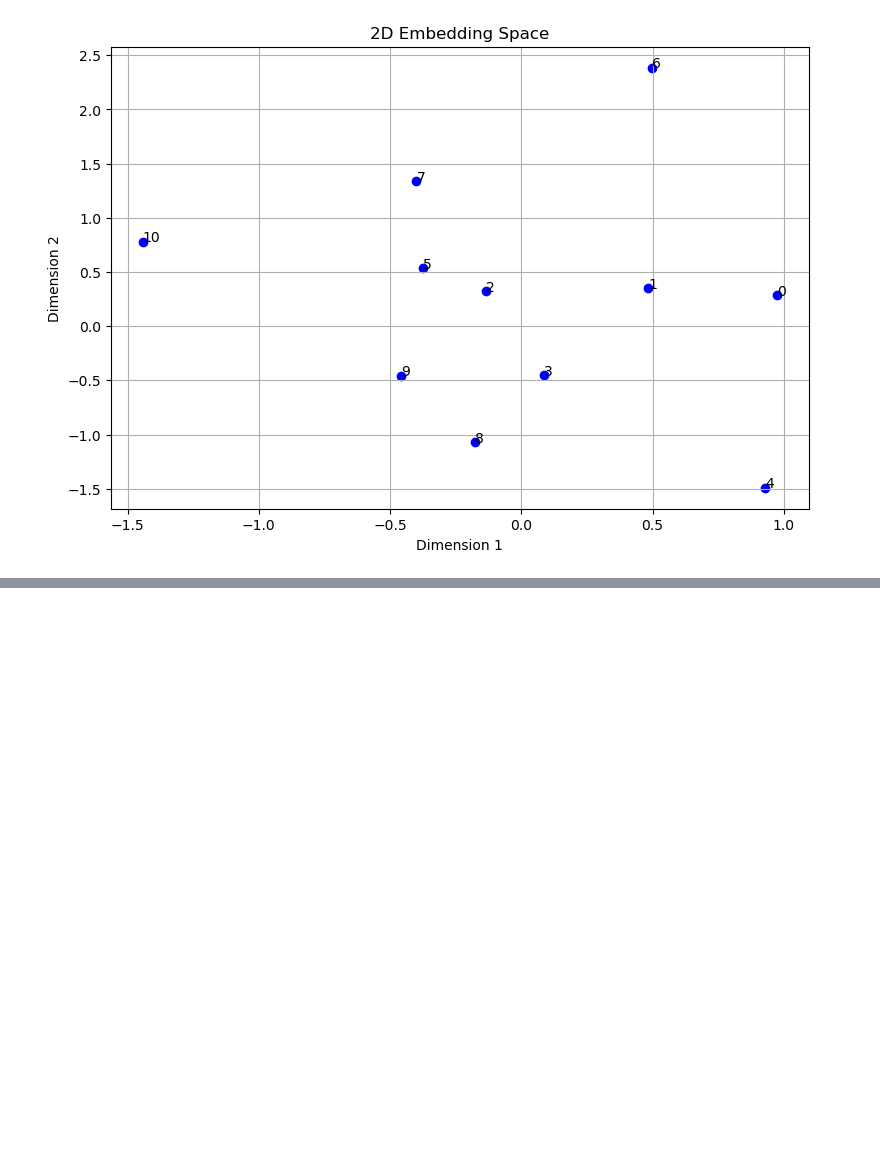
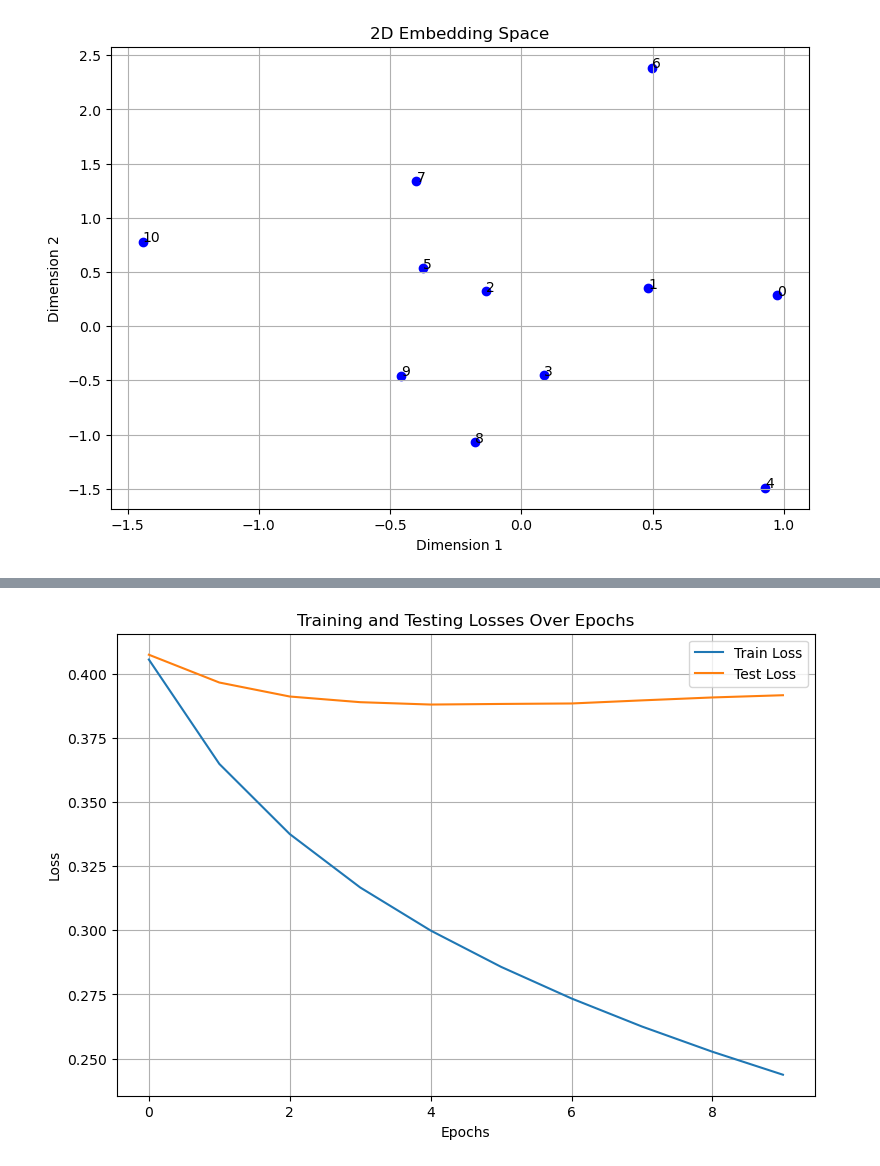
Before and after one commit to pavspatel7/Minesweeper_Using_CNNs, a Jupyter notebook: Final_Project.ipynb, the cells around one changed output, grey strips where cells are left out. Drawn from its saved outputs; the diff is of its cells as text; code cells hidden in the pictures; blank space fills up the shorter version.

Commit message:
Intermediate Code

```diff
--- a/Final_Project.ipynb
+++ b/Final_Project.ipynb
@@ -476,0 +561,18 @@ _, _, won_e4, avg_cells_opened_e4, avg_mines_triggered_e4, var_cells_opened_e4,
+# %%
+# Instantiate and use the model
+model_intermediate = Minesweeper_Model_Intermediate()
+print(model_intermediate)
+print()
+
+# Print the total number of parameters
+total_params = sum(p.numel() for p in model_intermediate.parameters())
+print("Total number of parameters: ", total_params)
+
+train_losses = []
+test_losses = []
+
+# Define optimizers
+model_intermediate_optimizer = torch.optim.SGD(model_intermediate.parameters(), lr=0.01)
+
+# Loss Function
+criterion = nn.BCELoss()
@@ -476,0 +597,13 @@ _, _, won_e4, avg_cells_opened_e4, avg_mines_triggered_e4, var_cells_opened_e4,
+# %%
+# Plot training and testing losses
+plt.figure(figsize=(9, 6))
+plt.plot(train_losses, label='Train Loss')
+plt.plot(test_losses, label='Test Loss')
+plt.title('Training and Testing Losses Over Epochs')
+plt.xlabel('Epochs')
+plt.ylabel('Loss')
+plt.legend()
+plt.grid(True)
+plt.show()
+# %% [output]
+[figure, added]
```
Also changed, not shown: parts of 23 cells of this notebook.
